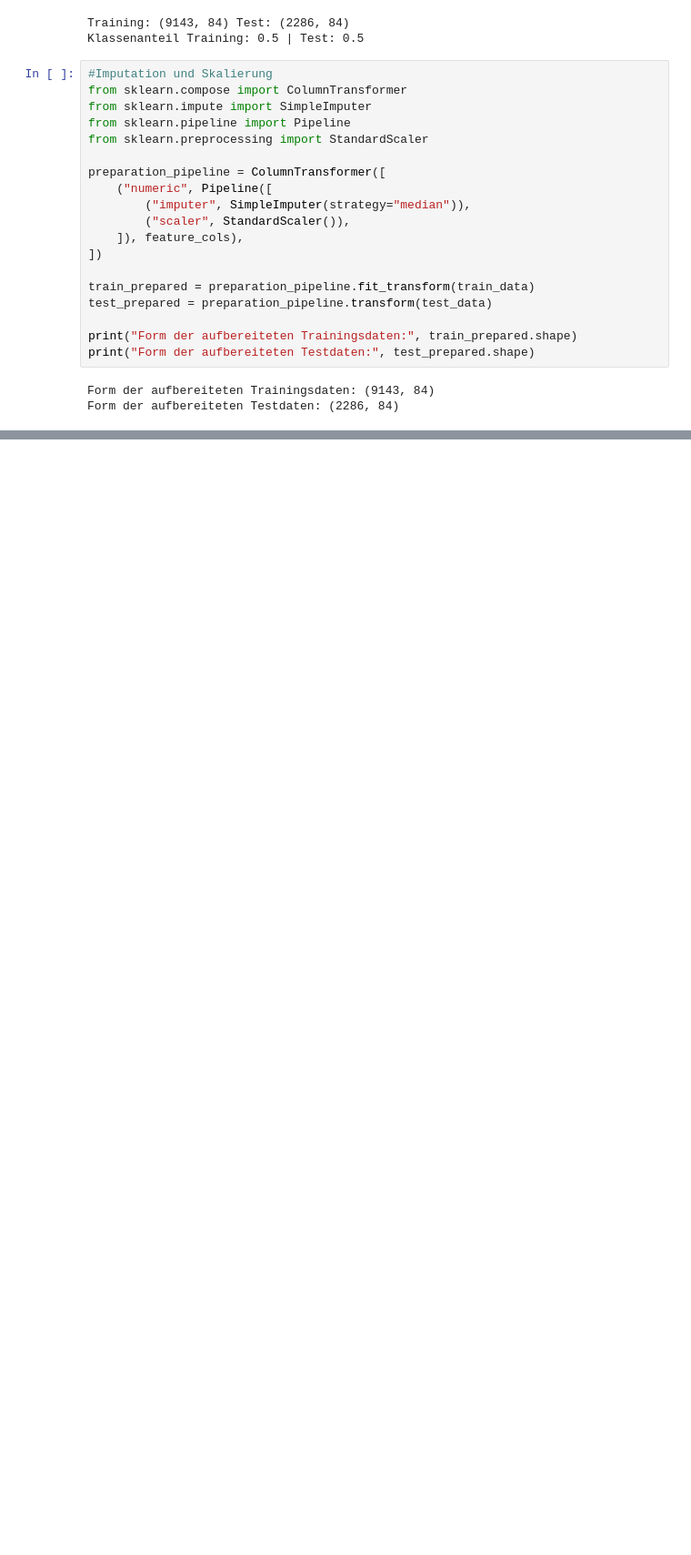
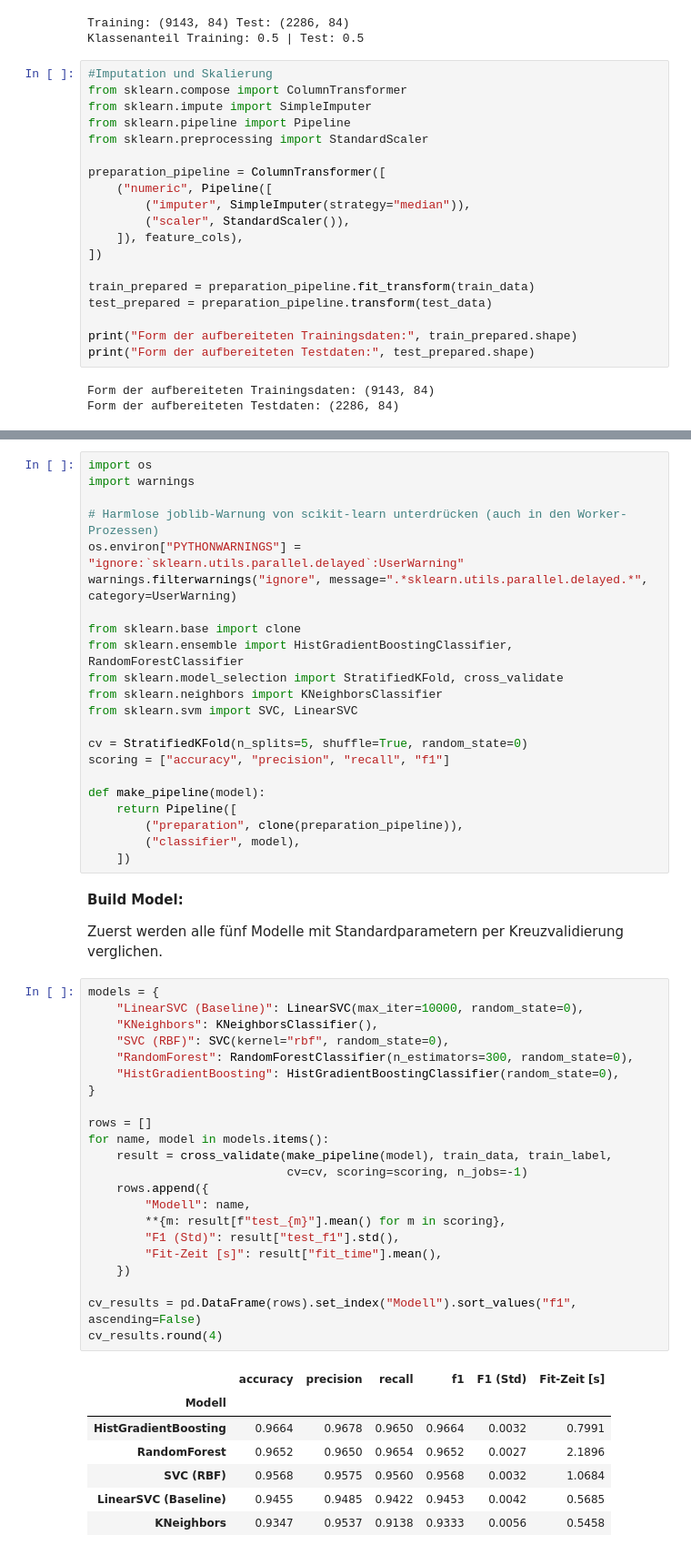
Before and after one commit to Henry210605/lecture-ai-basics, a Jupyter notebook: chapter/05_assessment/03_assessment/03_fishing_detection_analysis.ipynb, the cells around one changed output, grey strips where cells are left out. Shown at 91% size. Cells and saved outputs as stored; diff of their text form; blank space fills up the shorter version.

```diff
--- a/chapter/05_assessment/03_assessment/03_fishing_detection_analysis.ipynb
+++ b/chapter/05_assessment/03_assessment/03_fishing_detection_analysis.ipynb
@@ -300,0 +320,56 @@ Form der aufbereiteten Testdaten: (2286, 84)
+# %%
+import os
+import warnings
+
+# Harmlose joblib-Warnung von scikit-learn unterdrücken (auch in den Worker-Prozessen)
+os.environ["PYTHONWARNINGS"] = "ignore:`sklearn.utils.parallel.delayed`:UserWarning"
+warnings.filterwarnings("ignore", message=".*sklearn.utils.parallel.delayed.*", category=UserWarning)
+
+from sklearn.base import clone
+from sklearn.ensemble import HistGradientBoostingClassifier, RandomForestClassifier
+from sklearn.model_selection import StratifiedKFold, cross_validate
+from sklearn.neighbors import KNeighborsClassifier
+from sklearn.svm import SVC, LinearSVC
+
+cv = StratifiedKFold(n_splits=5, shuffle=True, random_state=0)
+scoring = ["accuracy", "precision", "recall", "f1"]
+
+def make_pipeline(model):
+    return Pipeline([
+        ("preparation", clone(preparation_pipeline)),
+        ("classifier", model),
+    ])
+# %% [markdown]
+**Build Model:**
+
+Zuerst werden alle fünf Modelle mit Standardparametern per Kreuzvalidierung verglichen.
+# %%
+models = {
+    "LinearSVC (Baseline)": LinearSVC(max_iter=10000, random_state=0),
+    "KNeighbors": KNeighborsClassifier(),
+    "SVC (RBF)": SVC(kernel="rbf", random_state=0),
+    "RandomForest": RandomForestClassifier(n_estimators=300, random_state=0),
+    "HistGradientBoosting": HistGradientBoostingClassifier(random_state=0),
+}
+
+rows = []
+for name, model in models.items():
+    result = cross_validate(make_pipeline(model), train_data, train_label,
+                            cv=cv, scoring=scoring, n_jobs=-1)
+    rows.append({
+        "Modell": name,
+        **{m: result[f"test_{m}"].mean() for m in scoring},
+        "F1 (Std)": result["test_f1"].std(),
+        "Fit-Zeit [s]": result["fit_time"].mean(),
+    })
+
+cv_results = pd.DataFrame(rows).set_index("Modell").sort_values("f1", ascending=False)
+cv_results.round(4)
+# %% [output]
+|  | accuracy | precision | recall | f1 | F1 (Std) | Fit-Zeit [s] |
+| Modell |  |  |  |  |  |  |
+| HistGradientBoosting | 0.9664 | 0.9678 | 0.9650 | 0.9664 | 0.0032 | 0.7991 |
+| RandomForest | 0.9652 | 0.9650 | 0.9654 | 0.9652 | 0.0027 | 2.1896 |
+| SVC (RBF) | 0.9568 | 0.9575 | 0.9560 | 0.9568 | 0.0032 | 1.0684 |
+| LinearSVC (Baseline) | 0.9455 | 0.9485 | 0.9422 | 0.9453 | 0.0042 | 0.5685 |
+| KNeighbors | 0.9347 | 0.9537 | 0.9138 | 0.9333 | 0.0056 | 0.5458 |
```
Also changed, not shown: parts of 33 cells of this notebook.
